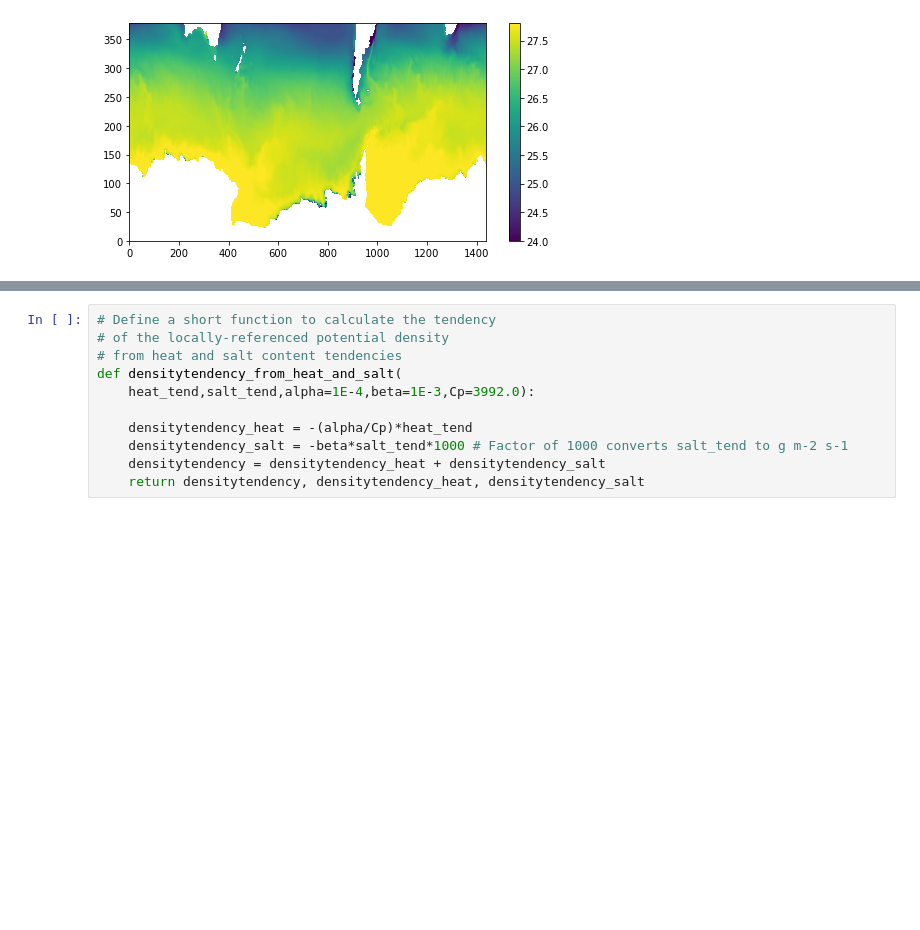
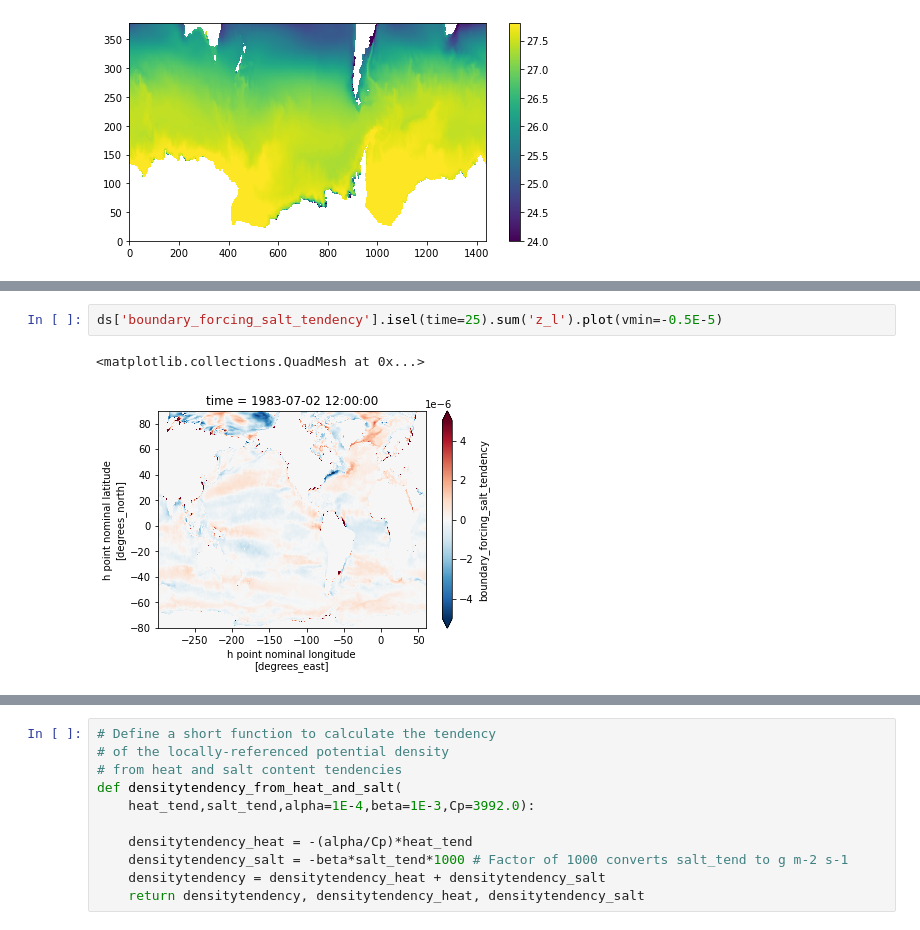
Before and after one commit to gmacgilchrist/so_decadal_variability, a Jupyter notebook: notebooks/so_decadal-variability_OM4-JRA.ipynb, the cells around one changed output, grey strips where cells are left out. Drawn from its saved outputs; the diff is of its cells as text; blank space fills up the shorter version.

```diff
--- a/notebooks/so_decadal-variability_OM4-JRA.ipynb
+++ b/notebooks/so_decadal-variability_OM4-JRA.ipynb
@@ -130,0 +175,5 @@ plt.colorbar(im,ax=ax)
+# %%
+ds['boundary_forcing_salt_tendency'].isel(time=25).sum('z_l').plot(vmin=-0.5E-5)
+# %% [output]
+<matplotlib.collections.QuadMesh at 0x...>
+[figure, added]
```
Also changed, not shown: parts of 15 cells of this notebook.
